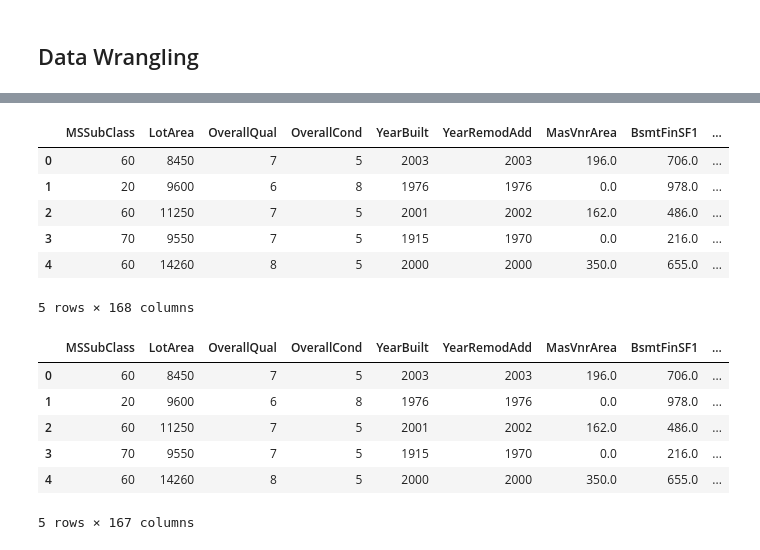
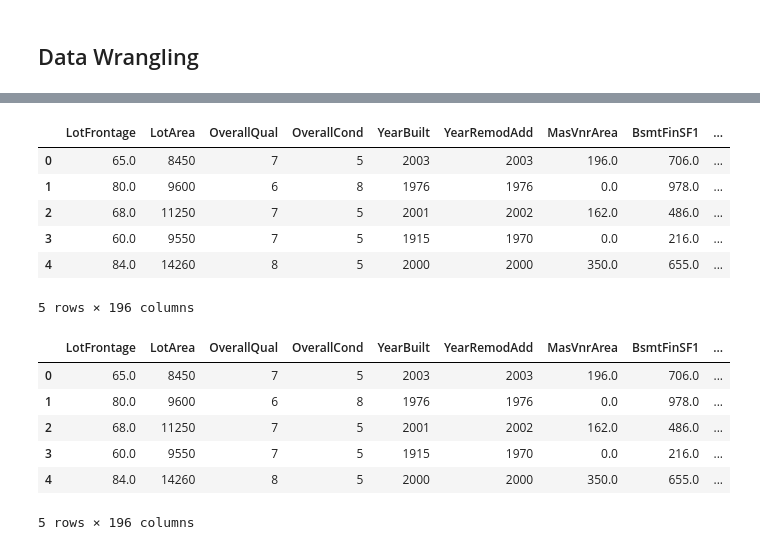
Before and after one commit to galib96/housing-price-prediction-regression, a Jupyter notebook: Housing Price Prediction Kaggle data set.ipynb, the cells around one changed output, grey strips where cells are left out. Drawn from its saved outputs; the diff is of its cells as text; code cells hidden in the pictures.

```diff
--- a/Housing Price Prediction Kaggle data set.ipynb
+++ b/Housing Price Prediction Kaggle data set.ipynb
@@ -179,3 +155,14 @@ Shape of test data:  (1459, 72)
+# %%
+# handling categoricsl variables
+
+# creating a list of common features that should not be NA as they should be common to all houses
+cat_columns_com = ['MSZoning','utilities','Exterior1st','KitchenQual','Electrical','Functional','SaleType']
+
+for column in null_check.keys():
+    if column in cat_columns_com:
+        df_combined[column].fillna(df_combined[column].mode()[0], inplace = True)
+    else:
+        df_combined[column].fillna('NA', inplace = True)
 # %% [markdown]
 ## Some Exploration to learn about the correlations
 # %%
@@ -339,6 +286,6 @@ df_train.head()
 # %%
 # concatenating training and test data.
 
-train_test_df = pd.concat([df_train, df_test], axis=0)
+train_test_df = df_combined.copy()
 train_test_df.head()
 # %% [output]
@@ -362,5 +309,5 @@ train_test_df.tail()
 # %%
 # shape of combined df
-
+train_test_df.drop(columns=['Id'], axis=1, inplace=True)
 train_test_df.shape
 # %% [output]
@@ -393,7 +336,7 @@ train_test_df.drop(columns=['SalePrice'], axis=1, inplace=True)
 # %%
 # convert categorical to numerical
 
-train_test_df = dummy(column_cat)
+train_test_df = dummy(cat_columns)
 
 
 train_test_df = train_test_df.loc[:,~train_test_df.columns.duplicated()]
@@ -433,26 +376,26 @@ train_test_df.head()
 # %%
 # extracting original training and test dataset from combined dataframe
 
 df_train = train_test_df.iloc[:1460,:]
 df_test = train_test_df.iloc[1460:,:]
 
 # Getting all the columns names of test set to a list
 
-df_t_columns = list(train_test_df.columns)
+# df_t_columns = list(train_test_df.columns)
 
-# positioning the SalePrice column in its original position in training set
+# # positioning the SalePrice column in its original position in training set
 
-df_train = df_train[df_t_columns]
-df_train['SalePrice'] = sale_price
+# df_train = df_train[df_t_columns]
+# df_train['SalePrice'] = sale_price
 df_train.head()
 # %% [output]
-|  | MSSubClass | LotArea | OverallQual | OverallCond | YearBuilt | YearRemodAdd | MasVnrArea | BsmtFinSF1 | ... |
-| 0 | 60 | 8450 | 7 | 5 | 2003 | 2003 | 196.0 | 706.0 | ... |
-| 1 | 20 | 9600 | 6 | 8 | 1976 | 1976 | 0.0 | 978.0 | ... |
-| 2 | 60 | 11250 | 7 | 5 | 2001 | 2002 | 162.0 | 486.0 | ... |
-| 3 | 70 | 9550 | 7 | 5 | 1915 | 1970 | 0.0 | 216.0 | ... |
-| 4 | 60 | 14260 | 8 | 5 | 2000 | 2000 | 350.0 | 655.0 | ... |
+|  | LotFrontage | LotArea | OverallQual | OverallCond | YearBuilt | YearRemodAdd | MasVnrArea | BsmtFinSF1 | ... |
+| 0 | 65.0 | 8450 | 7 | 5 | 2003 | 2003 | 196.0 | 706.0 | ... |
+| 1 | 80.0 | 9600 | 6 | 8 | 1976 | 1976 | 0.0 | 978.0 | ... |
+| 2 | 68.0 | 11250 | 7 | 5 | 2001 | 2002 | 162.0 | 486.0 | ... |
+| 3 | 60.0 | 9550 | 7 | 5 | 1915 | 1970 | 0.0 | 216.0 | ... |
+| 4 | 84.0 | 14260 | 8 | 5 | 2000 | 2000 | 350.0 | 655.0 | ... |
-5 rows × 168 columns
+5 rows × 196 columns
 # %%
 # min-max normalize data in training and test set
 
@@ -468,13 +411,14 @@ df_test = df_test.apply(pd.to_numeric)
 # Extracting input features from training set
 
 last_index = df_train.shape[1] - 1
-X = df_train.iloc[:,:last_index]
+# X = df_train.iloc[:,:last_index]
+X = df_train.copy()
 X.head()
 # %% [output]
-|  | MSSubClass | LotArea | OverallQual | OverallCond | YearBuilt | YearRemodAdd | MasVnrArea | BsmtFinSF1 | ... |
-| 0 | 60 | 8450 | 7 | 5 | 2003 | 2003 | 196.0 | 706.0 | ... |
-| 1 | 20 | 9600 | 6 | 8 | 1976 | 1976 | 0.0 | 978.0 | ... |
-| 2 | 60 | 11250 | 7 | 5 | 2001 | 2002 | 162.0 | 486.0 | ... |
-| 3 | 70 | 9550 | 7 | 5 | 1915 | 1970 | 0.0 | 216.0 | ... |
-| 4 | 60 | 14260 | 8 | 5 | 2000 | 2000 | 350.0 | 655.0 | ... |
+|  | LotFrontage | LotArea | OverallQual | OverallCond | YearBuilt | YearRemodAdd | MasVnrArea | BsmtFinSF1 | ... |
+| 0 | 65.0 | 8450 | 7 | 5 | 2003 | 2003 | 196.0 | 706.0 | ... |
+| 1 | 80.0 | 9600 | 6 | 8 | 1976 | 1976 | 0.0 | 978.0 | ... |
+| 2 | 68.0 | 11250 | 7 | 5 | 2001 | 2002 | 162.0 | 486.0 | ... |
+| 3 | 60.0 | 9550 | 7 | 5 | 1915 | 1970 | 0.0 | 216.0 | ... |
+| 4 | 84.0 | 14260 | 8 | 5 | 2000 | 2000 | 350.0 | 655.0 | ... |
-5 rows × 167 columns
+5 rows × 196 columns
```
Also changed, not shown: parts of 28 cells of this notebook.
